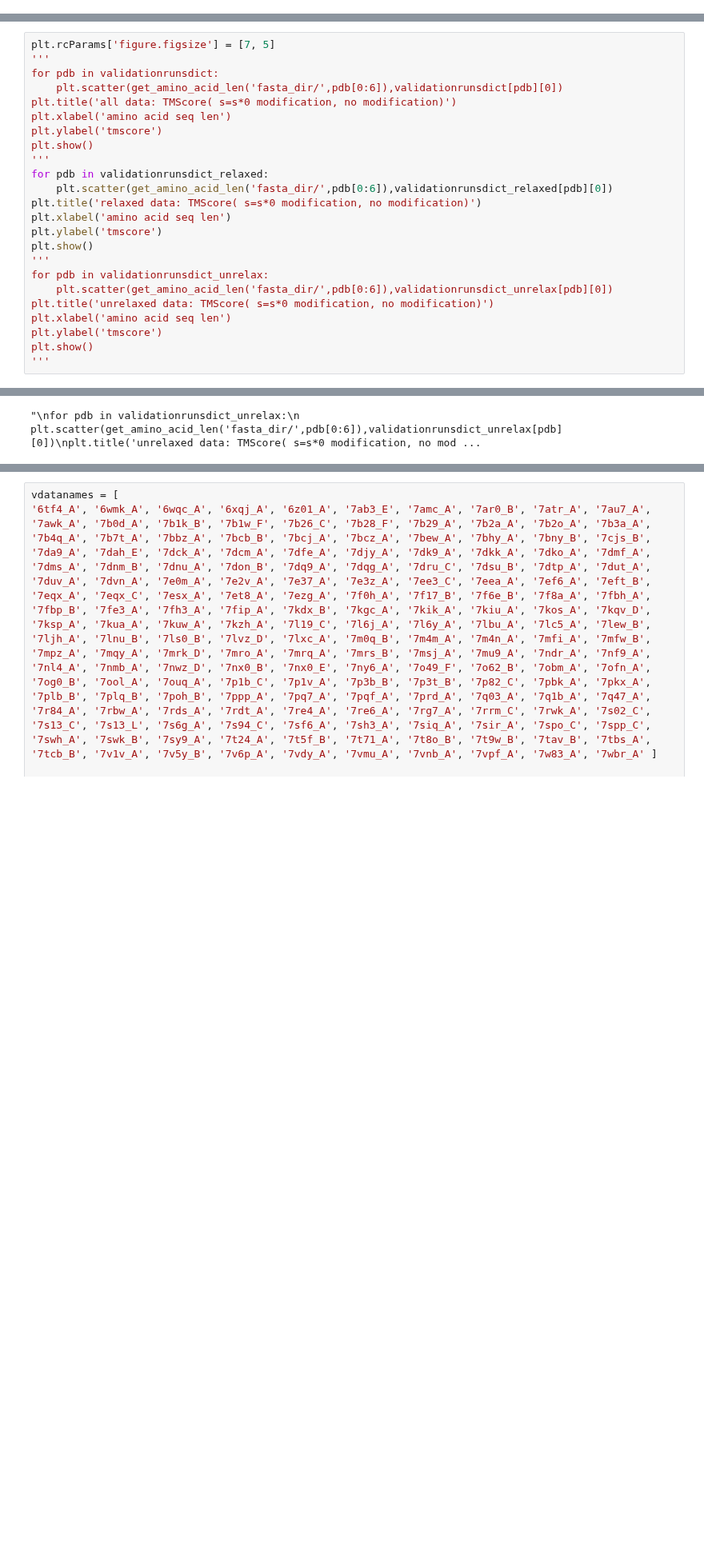
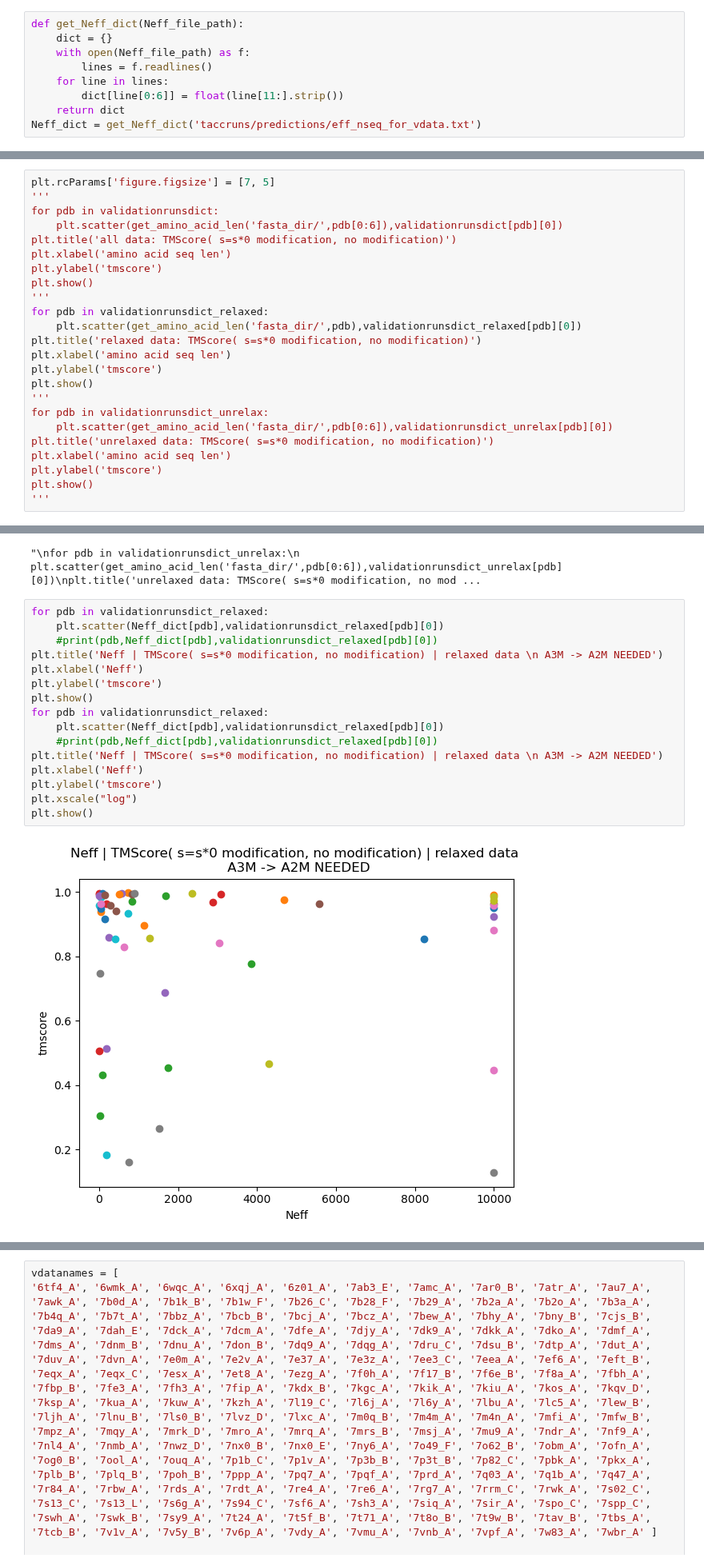
Before and after one commit to MichaelTrumbull/openfold-mt, a Jupyter notebook: compare.ipynb, the cells around one changed output, grey strips where cells are left out. Shown at 80% size. Drawn from its saved outputs; the diff is of its cells as text; blank space fills up the shorter version.

Commit message:
adding n effective runs and data

```diff
--- a/compare.ipynb
+++ b/compare.ipynb
@@ -36,0 +35,9 @@ import matplotlib.pyplot as plt
+# %%
+def get_Neff_dict(Neff_file_path):
+    dict = {}
+    with open(Neff_file_path) as f:
+        lines = f.readlines()
+    for line in lines:
+        dict[line[0:6]] = float(line[11:].strip())
+    return dict
+Neff_dict = get_Neff_dict('taccruns/predictions/eff_nseq_for_vdata.txt')
@@ -95,7 +115,7 @@ plt.ylabel('tmscore')
 plt.show()
 '''
 for pdb in validationrunsdict_relaxed:
-    plt.scatter(get_amino_acid_len('fasta_dir/',pdb[0:6]),validationrunsdict_relaxed[pdb][0])
+    plt.scatter(get_amino_acid_len('fasta_dir/',pdb),validationrunsdict_relaxed[pdb][0])
 plt.title('relaxed data: TMScore( s=s*0 modification, no modification)')
 plt.xlabel('amino acid seq len')
 plt.ylabel('tmscore')
@@ -111,3 +131,21 @@ plt.show()
 # %% [output]
 [figure]
 "\nfor pdb in validationrunsdict_unrelax:\n    plt.scatter(get_amino_acid_len('fasta_dir/',pdb[0:6]),validationrunsdict_unrelax[pdb][0])\nplt.title('unrelaxed data: TMScore( s=s*0 modification, no mod ...
+# %%
+for pdb in validationrunsdict_relaxed:
+    plt.scatter(Neff_dict[pdb],validationrunsdict_relaxed[pdb][0])
+    #print(pdb,Neff_dict[pdb],validationrunsdict_relaxed[pdb][0])
+plt.title('Neff | TMScore( s=s*0 modification, no modification) | relaxed data \n A3M -> A2M NEEDED')
+plt.xlabel('Neff')
+plt.ylabel('tmscore')
+plt.show()
+for pdb in validationrunsdict_relaxed:
+    plt.scatter(Neff_dict[pdb],validationrunsdict_relaxed[pdb][0])
+    #print(pdb,Neff_dict[pdb],validationrunsdict_relaxed[pdb][0])
+plt.title('Neff | TMScore( s=s*0 modification, no modification) | relaxed data \n A3M -> A2M NEEDED')
+plt.xlabel('Neff')
+plt.ylabel('tmscore')
+plt.xscale("log")
+plt.show()
+# %% [output]
+[figure, added]
```
Also changed, not shown: parts of 5 cells of this notebook, 2 other files.
